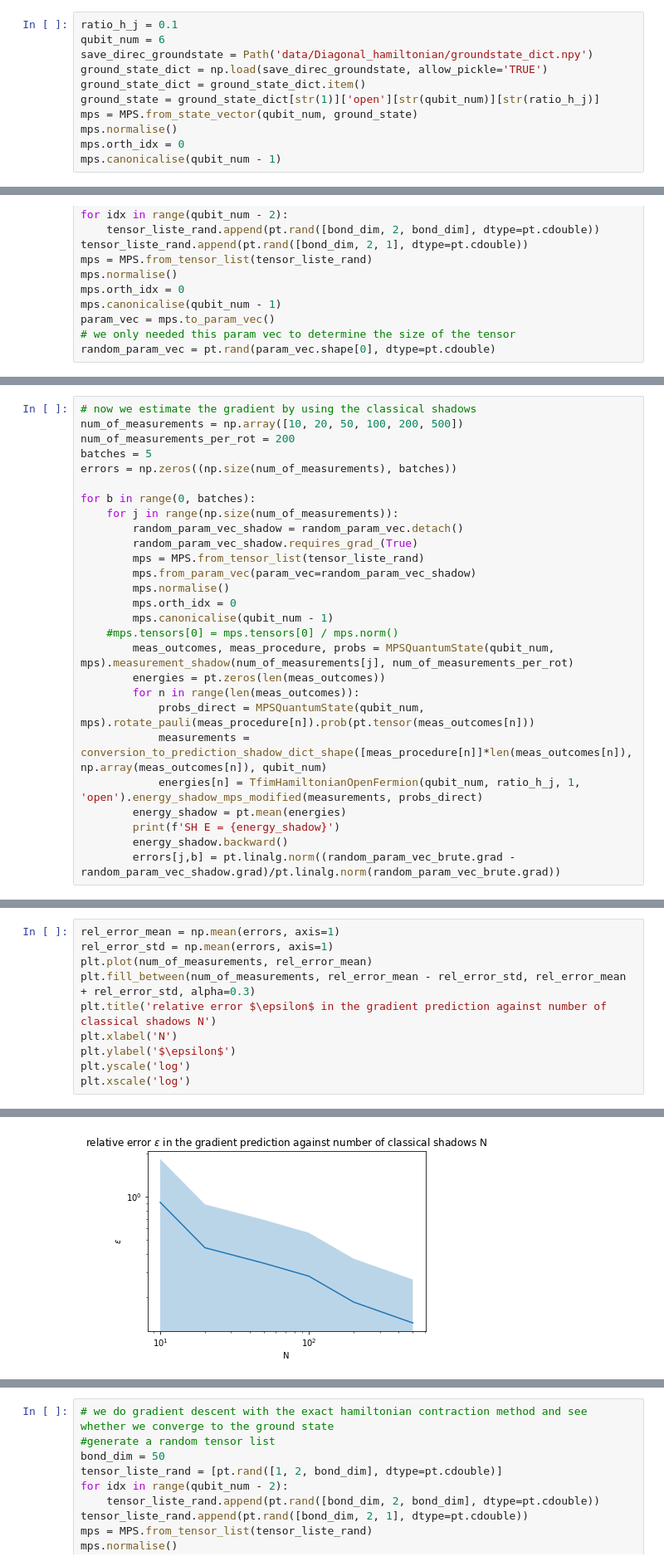
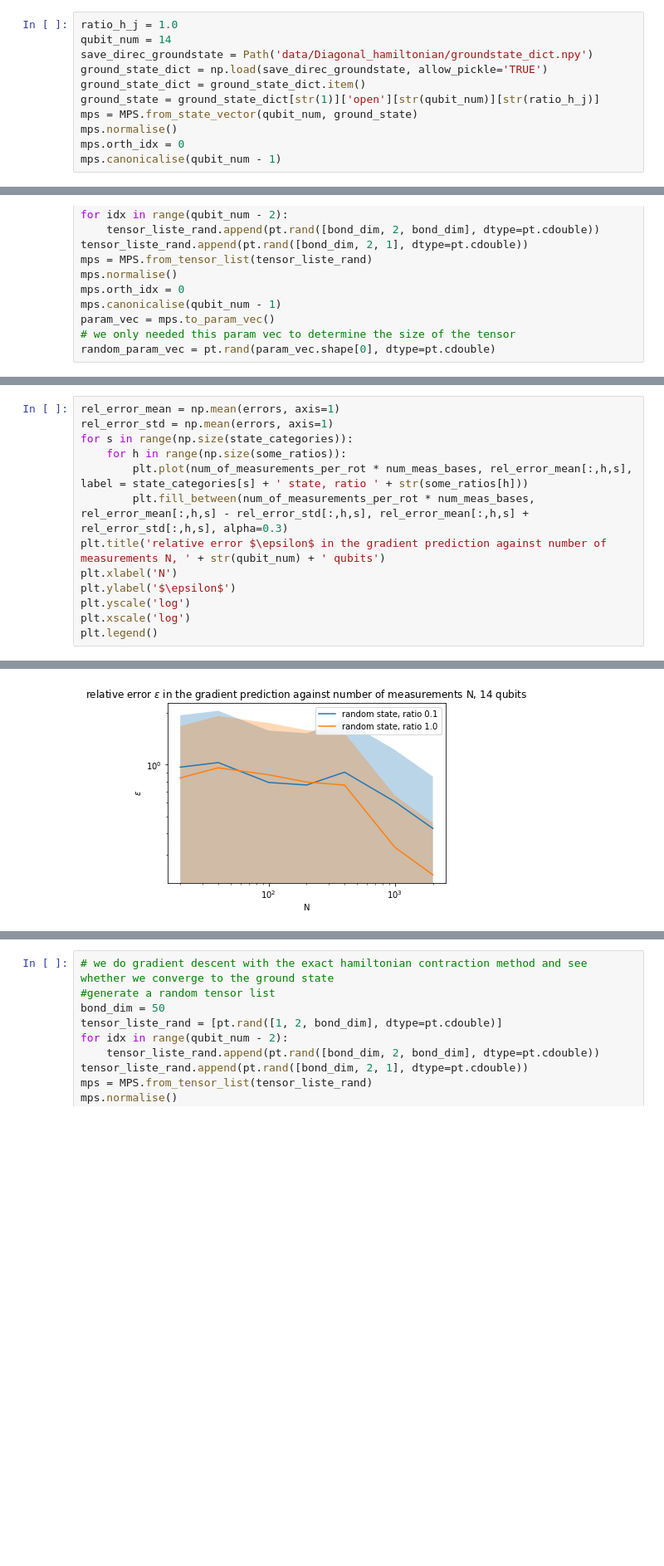
Before and after one commit to LennartBuerger/classical-shadows-for-1d-TFIM-energy-estimation, a Jupyter notebook: display_data/mps_display.ipynb, the cells around one changed output, grey strips where cells are left out. Shown at 83% size. Cells and saved outputs as stored; diff of their text form; blank space fills up the shorter version.

Commit message:
mps display notebook ready to make nice plots

```diff
--- a/display_data/mps_display.ipynb
+++ b/display_data/mps_display.ipynb
@@ -34,8 +26,8 @@ def conversion_to_prediction_shadow_dict_shape(measurement_procedure, measuremen
     measurement = np.dstack((measurement_procedure, np.array(measurement_array, dtype=int)))
     return measurement
 # %%
-ratio_h_j = 0.1
-qubit_num = 6
+ratio_h_j = 1.0
+qubit_num = 14
 save_direc_groundstate = Path('data/Diagonal_hamiltonian/groundstate_dict.npy')
 ground_state_dict = np.load(save_direc_groundstate, allow_pickle='TRUE')
 ground_state_dict = ground_state_dict.item()
@@ -127,27 +201,0 @@ BF E = (0.5798949287369823+0j)
-# %%
-# now we estimate the gradient by using the classical shadows
-num_of_measurements = np.array([10, 20, 50, 100, 200, 500])
-num_of_measurements_per_rot = 200
-batches = 5
-errors = np.zeros((np.size(num_of_measurements), batches))
-
-for b in range(0, batches):
-    for j in range(np.size(num_of_measurements)):
-        random_param_vec_shadow = random_param_vec.detach()
-        random_param_vec_shadow.requires_grad_(True)
-        mps = MPS.from_tensor_list(tensor_liste_rand)
-        mps.from_param_vec(param_vec=random_param_vec_shadow)
-        mps.normalise()
-        mps.orth_idx = 0
-        mps.canonicalise(qubit_num - 1)
-    #mps.tensors[0] = mps.tensors[0] / mps.norm()
-        meas_outcomes, meas_procedure, probs = MPSQuantumState(qubit_num, mps).measurement_shadow(num_of_measurements[j], num_of_measurements_per_rot)
-        energies = pt.zeros(len(meas_outcomes))
-        for n in range(len(meas_outcomes)):
-            probs_direct = MPSQuantumState(qubit_num, mps).rotate_pauli(meas_procedure[n]).prob(pt.tensor(meas_outcomes[n]))
-            measurements = conversion_to_prediction_shadow_dict_shape([meas_procedure[n]]*len(meas_outcomes[n]), np.array(meas_outcomes[n]), qubit_num)
-            energies[n] = TfimHamiltonianOpenFermion(qubit_num, ratio_h_j, 1, 'open').energy_shadow_mps_modified(measurements, probs_direct)
-        energy_shadow = pt.mean(energies)
-        print(f'SH E = {energy_shadow}')
-        energy_shadow.backward()
-        errors[j,b] = pt.linalg.norm((random_param_vec_brute.grad - random_param_vec_shadow.grad)/pt.linalg.norm(random_param_vec_brute.grad))
@@ -172,11 +262,14 @@ SH E = 0.5744816660881042
 # %%
 rel_error_mean = np.mean(errors, axis=1)
 rel_error_std = np.mean(errors, axis=1)
-plt.plot(num_of_measurements, rel_error_mean)
-plt.fill_between(num_of_measurements, rel_error_mean - rel_error_std, rel_error_mean + rel_error_std, alpha=0.3)
-plt.title('relative error $\epsilon$ in the gradient prediction against number of classical shadows N')
+for s in range(np.size(state_categories)):
+    for h in range(np.size(some_ratios)):
+        plt.plot(num_of_measurements_per_rot * num_meas_bases, rel_error_mean[:,h,s], label = state_categories[s] + ' state, ratio ' + str(some_ratios[h]))
+        plt.fill_between(num_of_measurements_per_rot * num_meas_bases, rel_error_mean[:,h,s] - rel_error_std[:,h,s], rel_error_mean[:,h,s] + rel_error_std[:,h,s], alpha=0.3)
+plt.title('relative error $\epsilon$ in the gradient prediction against number of measurements N, ' + str(qubit_num) + ' qubits')
 plt.xlabel('N')
 plt.ylabel('$\epsilon$')
 plt.yscale('log')
 plt.xscale('log')
+plt.legend()
 # %% [output]
@@ -183 +277 @@ plt.xscale('log')
-[figure, old version]
+[figure, new version]
```
Also changed, not shown: parts of 21 cells of this notebook, 1 other file.
